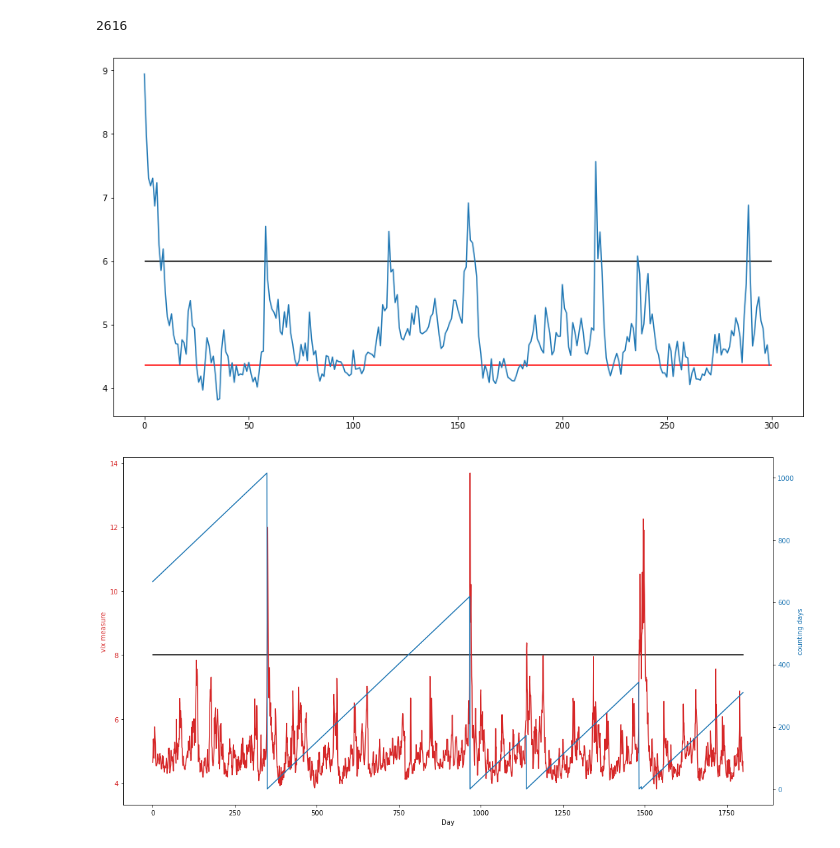
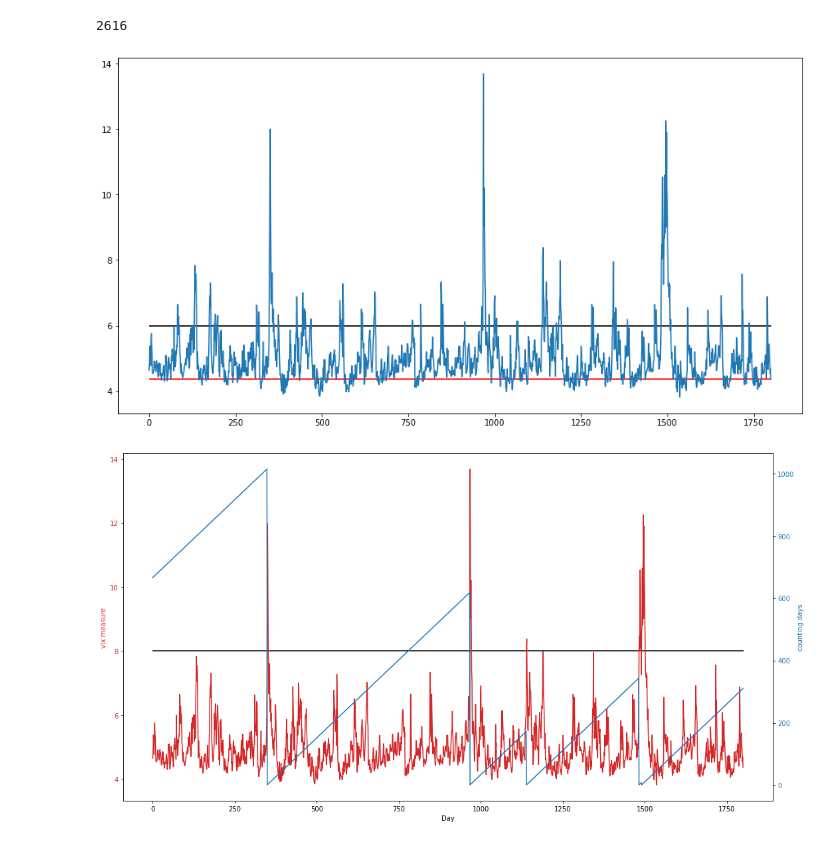
Before and after one commit to huazuhao/policy_gradient_cartpole, a Jupyter notebook: vix/model1/develop features.ipynb, the cells around one changed output. Cells and saved outputs as stored; diff of their text form; code cells hidden in the pictures.

```diff
--- a/vix/develop features.ipynb
+++ b/vix/model1/develop features.ipynb
@@ -75,17 +75,17 @@ print(len(vix_measure_list))
 # %% [output]
 2616
 # %%
-most_recent_days = 300
+most_recent_days = 1800
 
 plt.rcParams["figure.figsize"] = (15,8)
 
 plt.hlines(6,0,len(vix_measure_list[-1*most_recent_days:]),color = 'black')
 plt.hlines(vix_measure_list[-1],0,len(vix_measure_list[-1*most_recent_days:]),color = 'red')
 
 plt.plot(vix_measure_list[-1*most_recent_days:])
 plt.show()
 # %% [output]
-[figure, old version]
+[figure, new version]
 # %%
 #days since above some threshold
 
```
Also changed, not shown: 17 other files.
